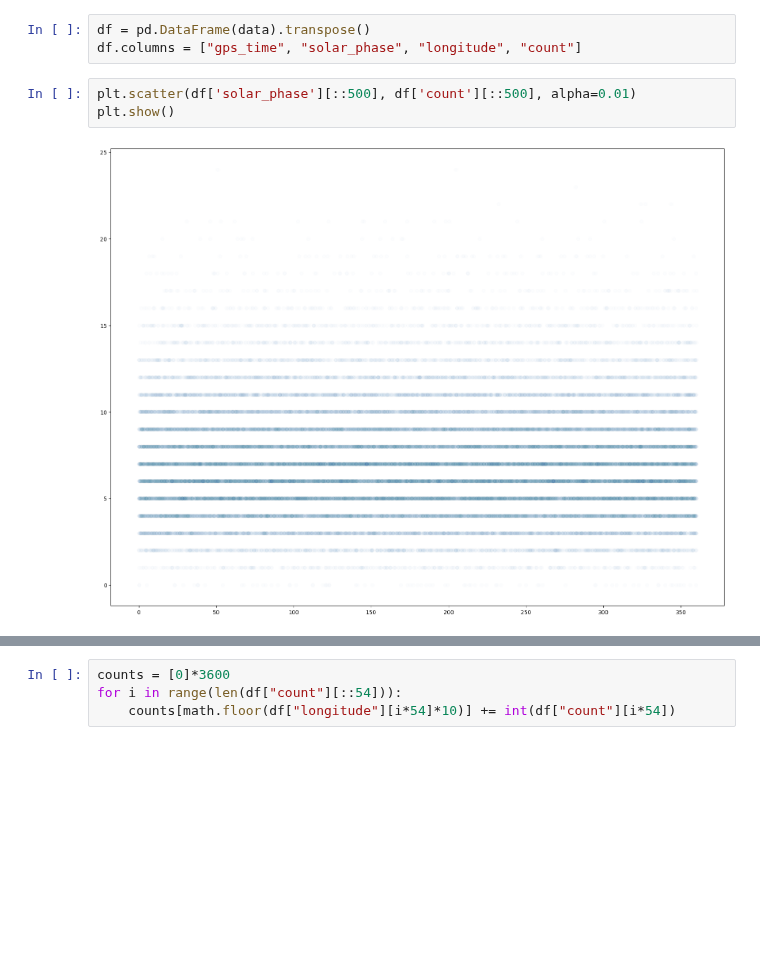
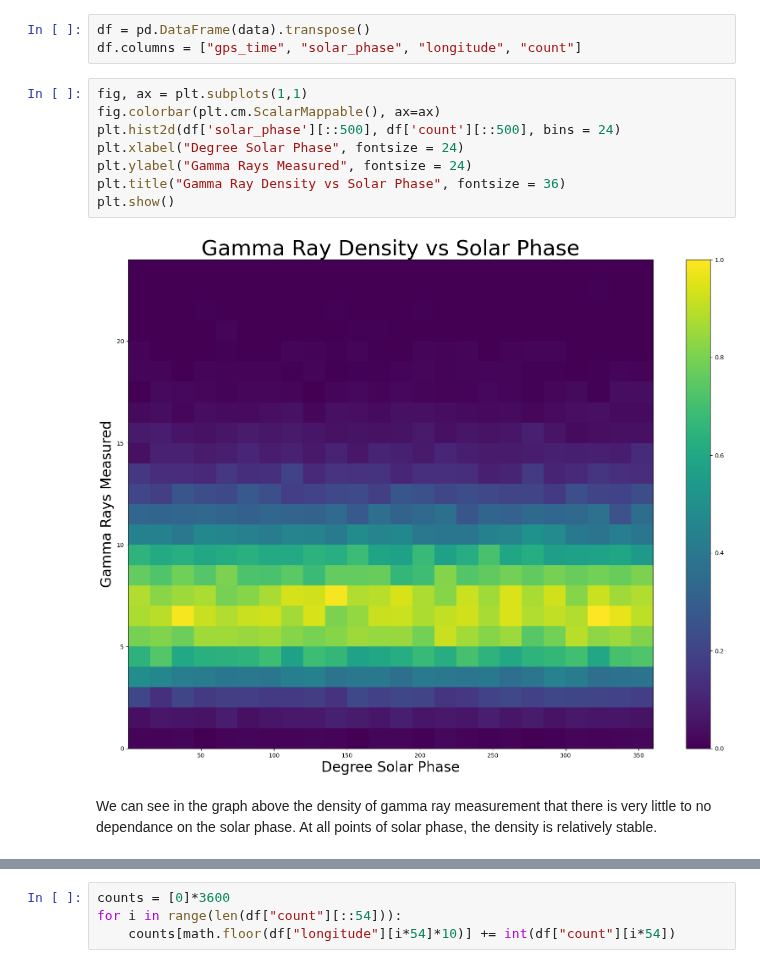
Before and after one commit to WyattOtsuka/PHYS434, a Jupyter notebook: lab4.ipynb, the cells around one changed output, grey strips where cells are left out. Saved outputs shown, nothing was run; the diff lists cells and outputs as text; blank space fills up the shorter version.

Commit message:
Adjusting graphs for 1

```diff
--- a/lab4.ipynb
+++ b/lab4.ipynb
@@ -23,8 +23,15 @@ data = np.array(hf.get('data'))
 df = pd.DataFrame(data).transpose()
 df.columns = ["gps_time", "solar_phase", "longitude", "count"]
 # %%
-plt.scatter(df['solar_phase'][::500], df['count'][::500], alpha=0.01)
+fig, ax = plt.subplots(1,1)
+fig.colorbar(plt.cm.ScalarMappable(), ax=ax)
+plt.hist2d(df['solar_phase'][::500], df['count'][::500], bins = 24)
+plt.xlabel("Degree Solar Phase", fontsize = 24)
+plt.ylabel("Gamma Rays Measured", fontsize = 24)
+plt.title("Gamma Ray Density vs Solar Phase", fontsize = 36)
 plt.show()
 # %% [output]
-[figure, old version]
+[figure, new version]
+# %% [markdown]
+We can see in the graph above the density of gamma ray measurement that there is very little to no dependance on the solar phase. At all points of solar phase, the density is relatively stable.
 # %%
```
Also changed, not shown: parts of 2 cells of this notebook.
